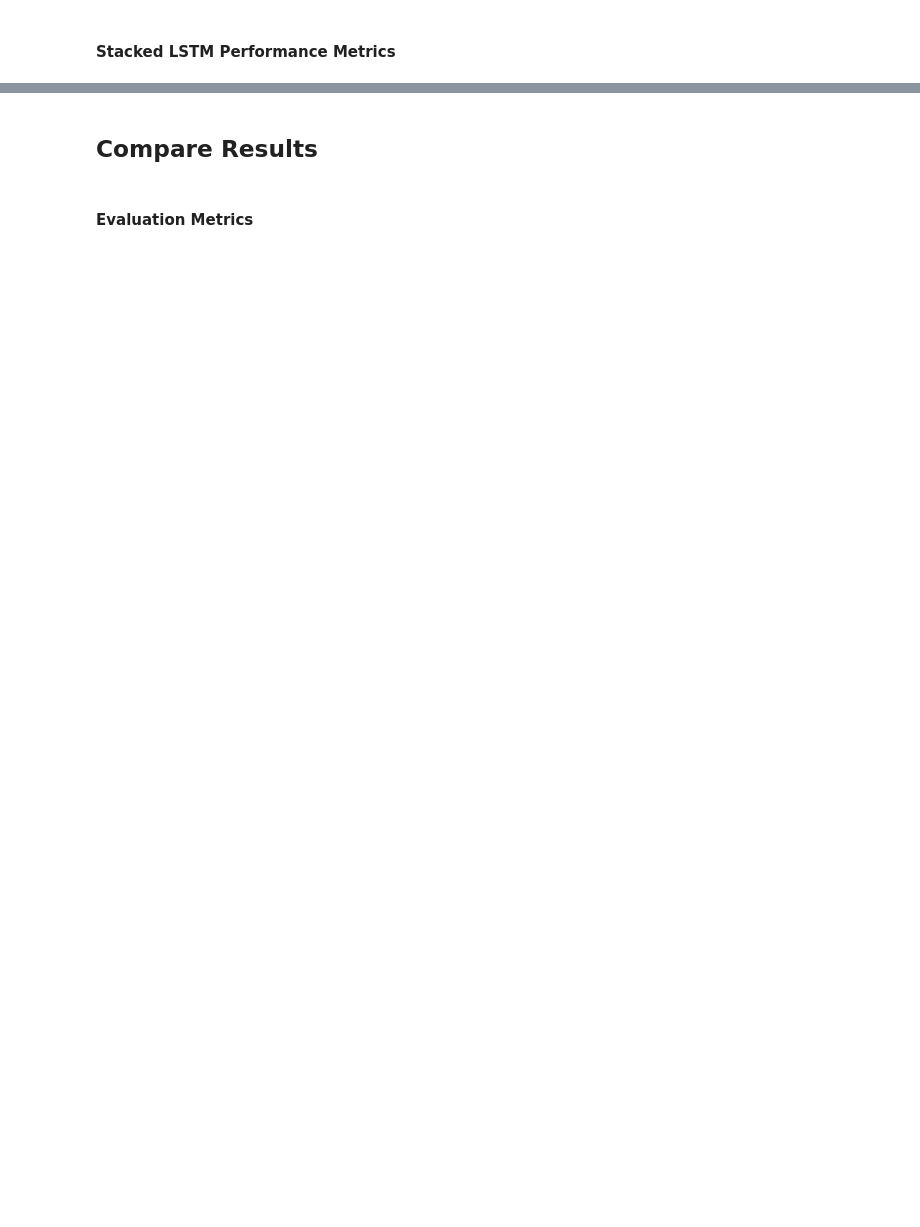
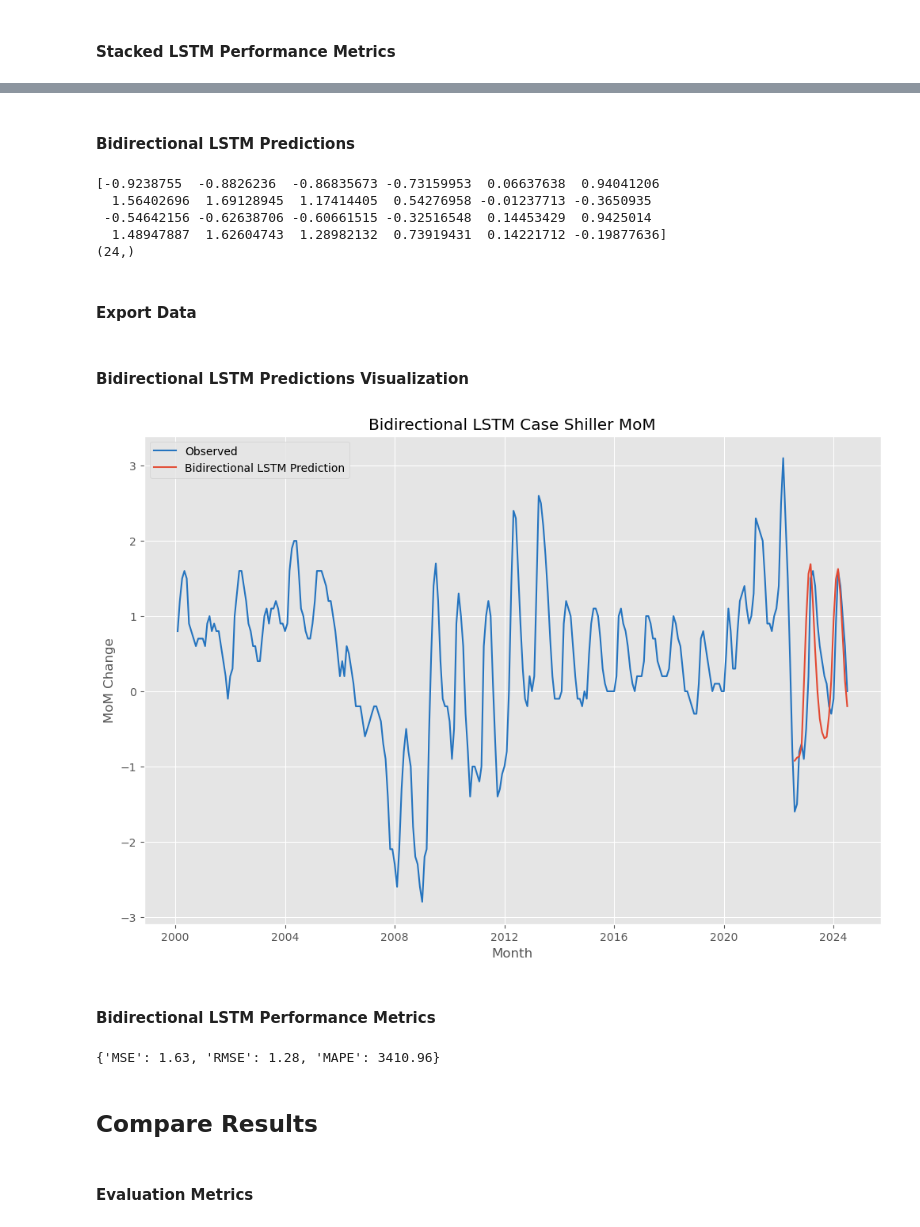
Before and after one commit to stdost/retail_store_sales_forecasting, a Jupyter notebook: notebooks/Case Shiller MoM All Models v2.ipynb, the cells around one changed output, grey strips where cells are left out. Drawn from its saved outputs; the diff is of its cells as text; code cells hidden in the pictures; blank space fills up the shorter version.

```diff
--- a/notebooks/Case Shiller MoM All Models v2.ipynb
+++ b/notebooks/Case Shiller MoM All Models v2.ipynb
@@ -409,0 +470,13 @@ stacked_lstm
+# %% [markdown]
+#### Bidirectional LSTM Predictions
+# %%
+print(final_bidirec)
+print(final_bidirec.shape)
+# %% [output]
+[-0.9238755  -0.8826236  -0.86835673 -0.73159953  0.06637638  0.94041206
+  1.56402696  1.69128945  1.17414405  0.54276958 -0.01237713 -0.3650935
+ -0.54642156 -0.62638706 -0.60661515 -0.32516548  0.14453429  0.9425014
+  1.48947887  1.62604743  1.28982132  0.73919431  0.14221712 -0.19877636]
+(24,)
+# %% [markdown]
+#### Export Data
@@ -410,3 +485,22 @@ stacked_lstm
+# %% [markdown]
+#### Bidirectional LSTM Predictions Visualization
+# %%
+plt.plot(data.index,data,label="Observed",color='#2574BF')
+plt.plot(data[split:].index,final_bidirec,label="Bidirectional LSTM Prediction")
+plt.title('Bidirectional LSTM Case Shiller MoM')
+plt.xlabel('Month')
+plt.ylabel('MoM Change')
+plt.legend()
+plt.show()
+# %% [output]
+[figure, added]
+# %% [markdown]
+#### Bidirectional LSTM Performance Metrics
+# %%
+bidirec_lstm = performance(data_targets,final_bidirec)
+bidirec_lstm
+# %% [output]
+{'MSE': 1.63, 'RMSE': 1.28, 'MAPE': 3410.96}
 # %% [markdown]
 ## Compare Results
 # %% [markdown]
```
Also changed, not shown: parts of 17 cells of this notebook.
